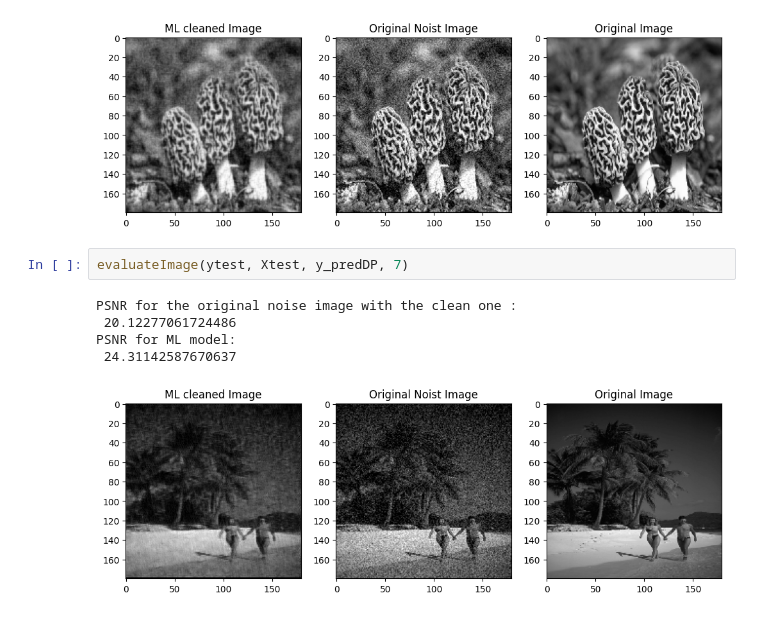
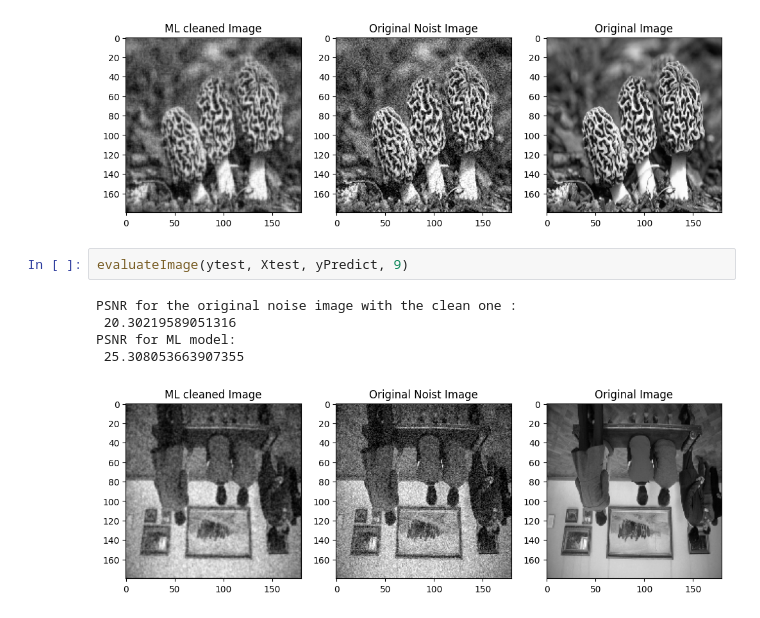
Before and after one commit to AlliBusa/denoising-self-study, a Jupyter notebook: test_trial_deep_priors.ipynb, the cells around one changed output. Saved outputs shown, nothing was run; the diff lists cells and outputs as text.

```diff
--- a/test_trial_deep_priors.ipynb
+++ b/test_trial_deep_priors.ipynb
@@ -333,10 +340,10 @@ PSNR for ML model:
  21.99777739722572
 [figure]
 # %%
-evaluateImage(ytest, Xtest, y_predDP, 7)
+evaluateImage(ytest, Xtest, yPredict, 9)
 # %% [output]
 PSNR for the original noise image with the clean one :
- 20.12277061724486
+ 20.30219589051316
 PSNR for ML model:
- 24.31142587670637
+ 25.308053663907355
-[figure, old version]
+[figure, new version]
```
Also changed, not shown: parts of 6 cells of this notebook.
